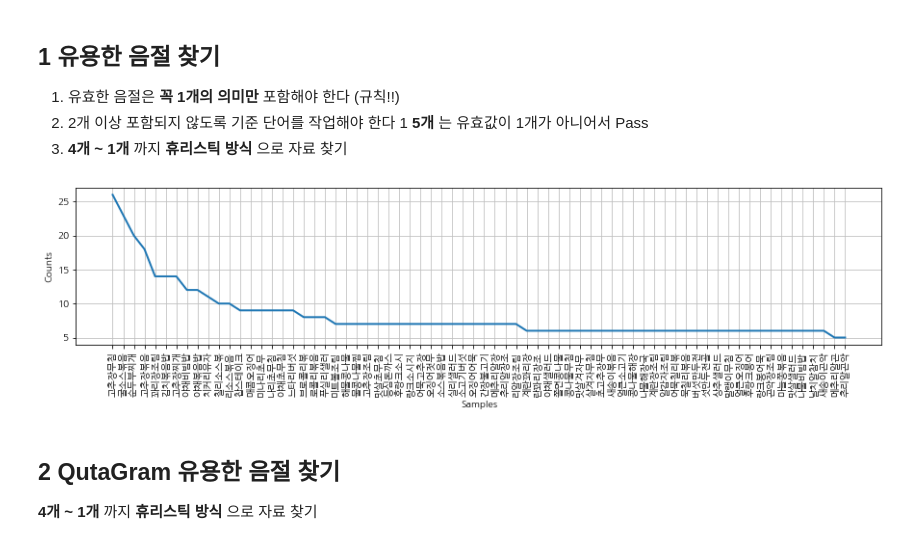
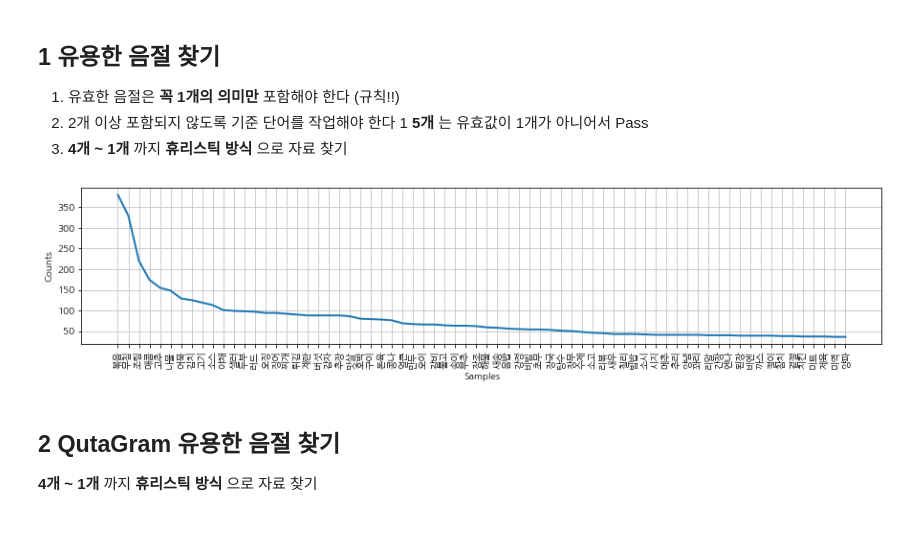
Before and after one commit to YongBeomKim/nlp_tutorial, a Jupyter notebook: 03.ExcelNgram.ipynb, the cells around one changed output. Drawn from its saved outputs; the diff is of its cells as text; code cells hidden in the pictures.

```diff
--- a/03.ExcelNgram.ipynb
+++ b/03.ExcelNgram.ipynb
@@ -50,17 +51,9 @@ menus.head(2)
 |  | 년도 | 주차 | 요일 | 구분 | 메인1 | 메인2 | 메인3 | 메인4 | 메인5 | 메인6 | 메인7 | ... |
 | 1 | 2017 | 52 | 화 | 중식 | 황태미역국 | 매콤제육볶음 | 해물볶음우동 | 팽이맛살계란전 | 양상추샐러드 | 흑임자D | 치커리사과겉절이 | ... |
 | 2 | 2017 | 52 | 수 | 중식 | 육개장 | 사천식칠리탕수육 | 카레라이스 | 멸치꽈리볶음 | 사과단감샐러드 | 훈제오리야채겨자무침 | 콩나물매콤무침 | ... |
-# %%
-# DataFrame 에서 Token 추출하기
-result = []
-for _ in menus.columns[4:]:
-    result += menus[_].values.tolist()
-
-# Token List 에서 유효단어만 추출
-temp = []
-for i, _ in enumerate(result):
-    try:
-        temp.append(" ".join(re.findall(r"\w+", _)))
-    except: pass
-
-result = " ".join(temp) # 유효메뉴값 20000 개
+# %%
+# DataFrame 에서 Token 추출하기
+tokens = []
+for _ in menus.columns[4:]:
+    tokens += menus[_].values.tolist()
+len(tokens), tokens[:10]
@@ -66,0 +72,10 @@ result = " ".join(temp) # 유효메뉴값 20000 개
+# %%
+import re
+result = []
+for _ in tokens:
+    _temp = re.findall(r"\w+", _)
+    if _temp:  result += _temp
+result = list(set(result))
+print(len(result))  # 중복 필터링 갯수
+tokens = " ".join(result)
+tokens[:300]
@@ -69,7 +87,7 @@ result = " ".join(temp) # 유효메뉴값 20000 개
 ## **1 단어 Token 들 중복 수집하기**
 # %%
 # result 단어 중 중복 갯수들 묶어보기
-tokens = result.split(' ')
+tokens = tokens.split(' ')
 tokens = list(set(tokens))
 tokenText = ' '.join(tokens)
 
@@ -121,17 +139,17 @@ def ngram(token, n):
     return [token[_: _+n] for _ in range(0, (len(token)-n+1))]
 # %%
 # N-Gram 유용한 값 찾기
-n_gram    = 5
+n_gram    = 2
 tokeNgram = []
 for _ in tokens:
     tokeNgram += ngram(_, n_gram)
 
 from nltk import Text
 ngramObj = Text(tokeNgram)   # [list] 객체로 Text 생성
 plt.figure(figsize=(15, 3))  # 파레트 설정
 ngramObj.plot(70)
 # %% [output]
-[figure, old version]
+[figure, new version]
 # %% [markdown]
 ## **2 QutaGram 유용한 음절 찾기**
 **4개 ~ 1개** 까지 **휴리스틱 방식** 으로 자료 찾기
```
Also changed, not shown: parts of 3 cells of this notebook, 13 other files.
